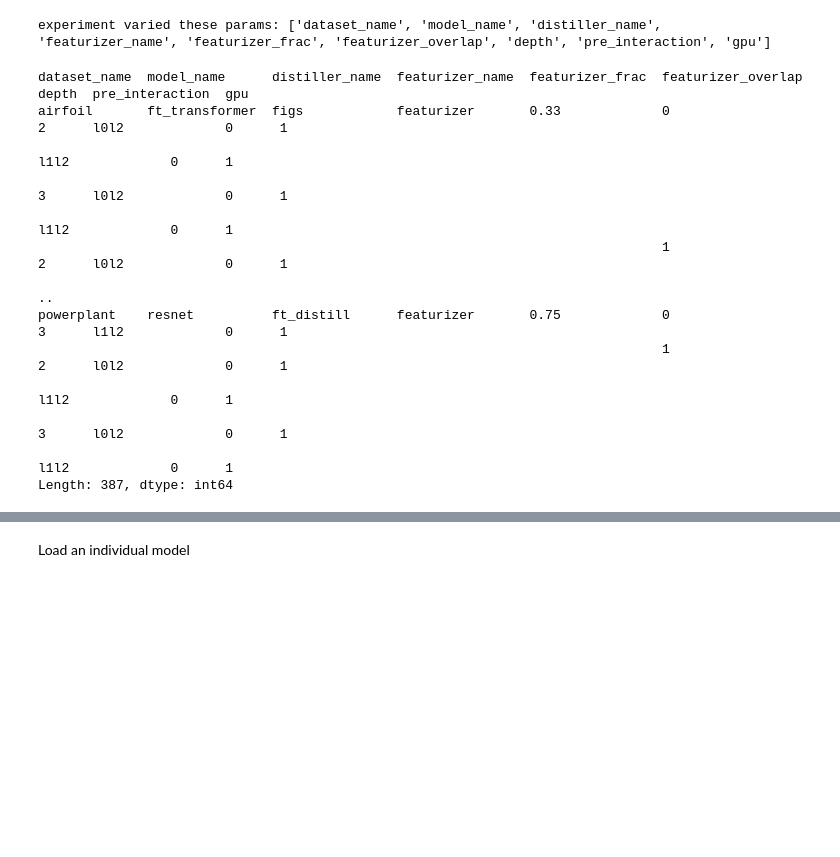
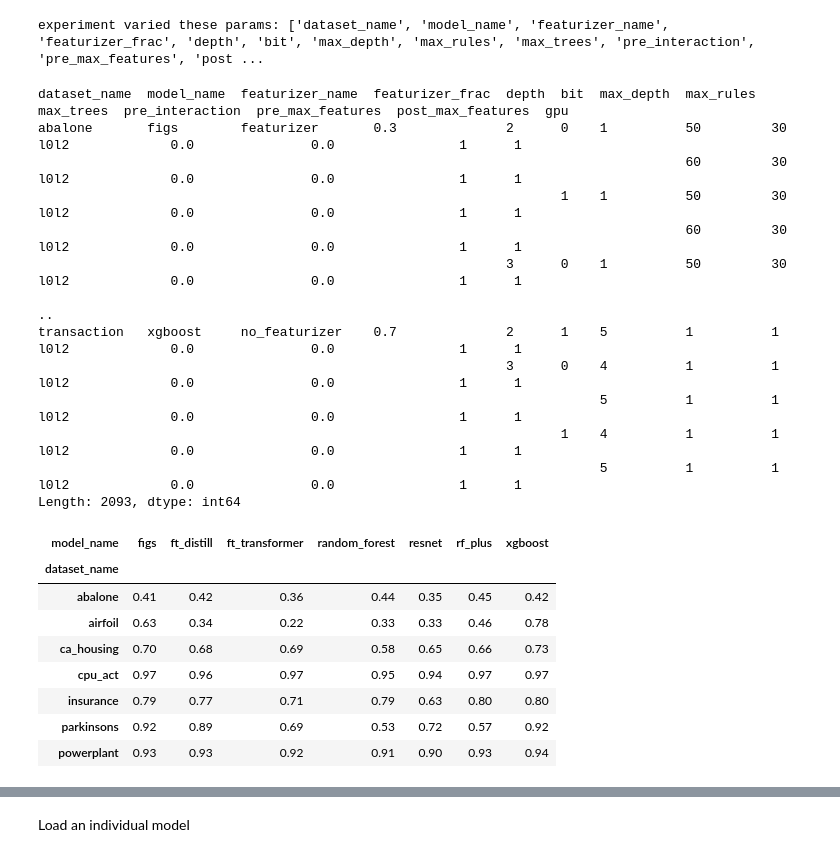
Before and after one commit to mattyshen/adaptiveTTI, a Jupyter notebook: notebooks/01_model_results.ipynb, the cells around one changed output, grey strips where cells are left out. Saved outputs shown, nothing was run; the diff lists cells and outputs as text; code cells hidden in the pictures; blank space fills up the shorter version.

```diff
--- a/notebooks/01_model_results.ipynb
+++ b/notebooks/01_model_results.ipynb
@@ -9,8 +9,8 @@ import joblib
 import imodelsx.process_results
 import sys
 sys.path.append('../experiments/')
-results_dir = '../results/'
-experiment_filename = '../experiments/02_distill_featurized_model.py'
+results_dir = '../results/01_train_model'
+experiment_filename = '../experiments/01_train_model.py'
 
 # load the results in to a pandas dataframe
 r = imodelsx.process_results.get_results_df(results_dir)
@@ -23,17 +23,17 @@ r = imodelsx.process_results.fill_missing_args_with_default(
 # get the breakdown of data in these groups
 r.groupby(cols_varied).size()
 # %% [output]
-experiment varied these params: ['dataset_name', 'model_name', 'distiller_name', 'featurizer_name', 'featurizer_frac', 'featurizer_overlap', 'depth', 'pre_interaction', 'gpu']
+experiment varied these params: ['dataset_name', 'model_name', 'featurizer_name', 'featurizer_frac', 'depth', 'bit', 'max_depth', 'max_rules', 'max_trees', 'pre_interaction', 'pre_max_features', 'post ...
-dataset_name  model_name      distiller_name  featurizer_name  featurizer_frac  featurizer_overlap  depth  pre_interaction  gpu
-airfoil       ft_transformer  figs            featurizer       0.33             0                   2      l0l2             0      1
-                                                                                                           l1l2             0      1
-                                                                                                    3      l0l2             0      1
-                                                                                                           l1l2             0      1
-                                                                                1                   2      l0l2             0      1
-                                                                                                                                  ..
-powerplant    resnet          ft_distill      featurizer       0.75             0                   3      l1l2             0      1
-                                                                                1                   2      l0l2             0      1
-                                                                                                           l1l2             0      1
-                                                                                                    3      l0l2             0      1
-                                                                                                           l1l2             0      1
-Length: 387, dtype: int64
+dataset_name  model_name  featurizer_name  featurizer_frac  depth  bit  max_depth  max_rules  max_trees  pre_interaction  pre_max_features  post_max_features  gpu
+abalone       figs        featurizer       0.3              2      0    1          50         30         l0l2             0.0               0.0                1      1
+                                                                                   60         30         l0l2             0.0               0.0                1      1
+                                                                   1    1          50         30         l0l2             0.0               0.0                1      1
+                                                                                   60         30         l0l2             0.0               0.0                1      1
+                                                            3      0    1          50         30         l0l2             0.0               0.0                1      1
+                                                                                                                                                                     ..
+transaction   xgboost     no_featurizer    0.7              2      1    5          1          1          l0l2             0.0               0.0                1      1
+                                                            3      0    4          1          1          l0l2             0.0               0.0                1      1
+                                                                        5          1          1          l0l2             0.0               0.0                1      1
+                                                                   1    4          1          1          l0l2             0.0               0.0                1      1
+                                                                        5          1          1          l0l2             0.0               0.0                1      1
+Length: 2093, dtype: int64
@@ -39,0 +49,12 @@ Length: 387, dtype: int64
+# %%
+pd.pivot_table(r_feat[r_feat['bit']==0], values='r2_score_val_true', aggfunc='max', index='dataset_name', columns=['model_name']).round(2).dropna()
+# %% [output]
+| model_name | figs | ft_distill | ft_transformer | random_forest | resnet | rf_plus | xgboost |
+| dataset_name |  |  |  |  |  |  |  |
+| abalone | 0.41 | 0.42 | 0.36 | 0.44 | 0.35 | 0.45 | 0.42 |
+| airfoil | 0.63 | 0.34 | 0.22 | 0.33 | 0.33 | 0.46 | 0.78 |
+| ca_housing | 0.70 | 0.68 | 0.69 | 0.58 | 0.65 | 0.66 | 0.73 |
+| cpu_act | 0.97 | 0.96 | 0.97 | 0.95 | 0.94 | 0.97 | 0.97 |
+| insurance | 0.79 | 0.77 | 0.71 | 0.79 | 0.63 | 0.80 | 0.80 |
+| parkinsons | 0.92 | 0.89 | 0.69 | 0.53 | 0.72 | 0.57 | 0.92 |
+| powerplant | 0.93 | 0.93 | 0.92 | 0.91 | 0.90 | 0.93 | 0.94 |
```
Also changed, not shown: parts of 44 cells of this notebook, 24 other files.
